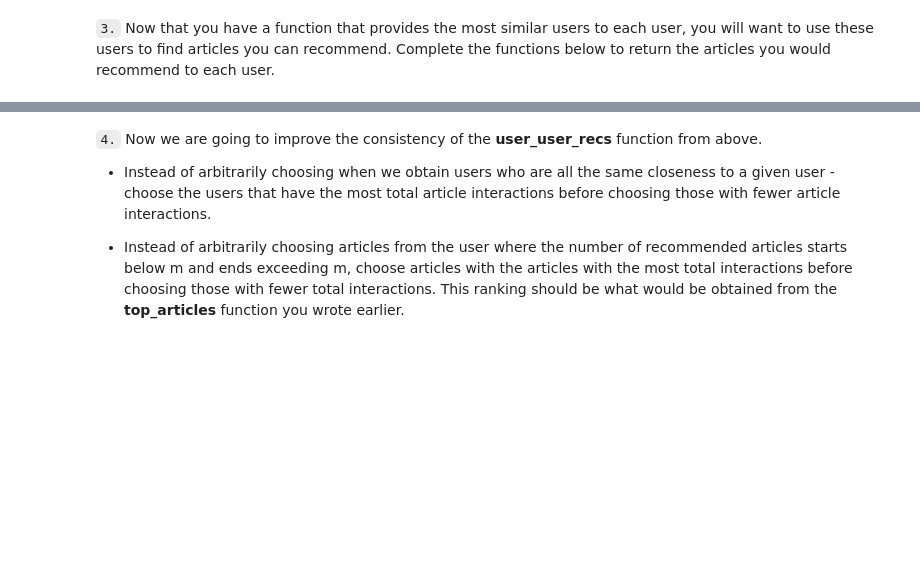
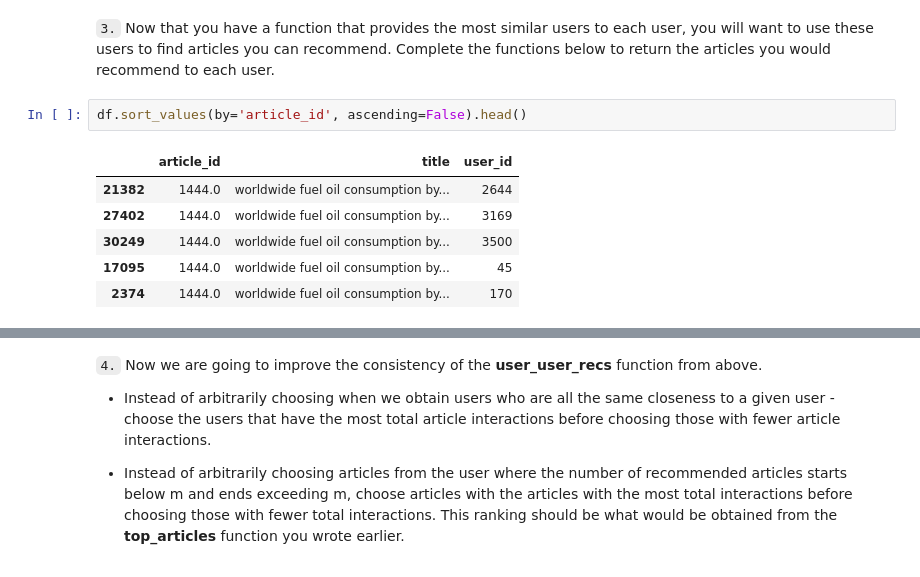
Before and after one commit to acoullandreau/p6_recommendation_engine, a Jupyter notebook: Recommendations_with_IBM.ipynb, the cells around one changed output, grey strips where cells are left out. Cells and saved outputs as stored; diff of their text form; blank space fills up the shorter version.

```diff
--- a/Recommendations_with_IBM.ipynb
+++ b/Recommendations_with_IBM.ipynb
@@ -524,2 +544,11 @@ KeyboardInterrupt:
 # %% [markdown]
 `3.` Now that you have a function that provides the most similar users to each user, you will want to use these users to find articles you can recommend.  Complete the functions below to return the articles you would recommend to each user.
+# %%
+df.sort_values(by='article_id', ascending=False).head()
+# %% [output]
+|  | article_id | title | user_id |
+| 21382 | 1444.0 | worldwide fuel oil consumption by... | 2644 |
+| 27402 | 1444.0 | worldwide fuel oil consumption by... | 3169 |
+| 30249 | 1444.0 | worldwide fuel oil consumption by... | 3500 |
+| 17095 | 1444.0 | worldwide fuel oil consumption by... | 45 |
+| 2374 | 1444.0 | worldwide fuel oil consumption by... | 170 |
```
Also changed, not shown: parts of 11 cells of this notebook.
